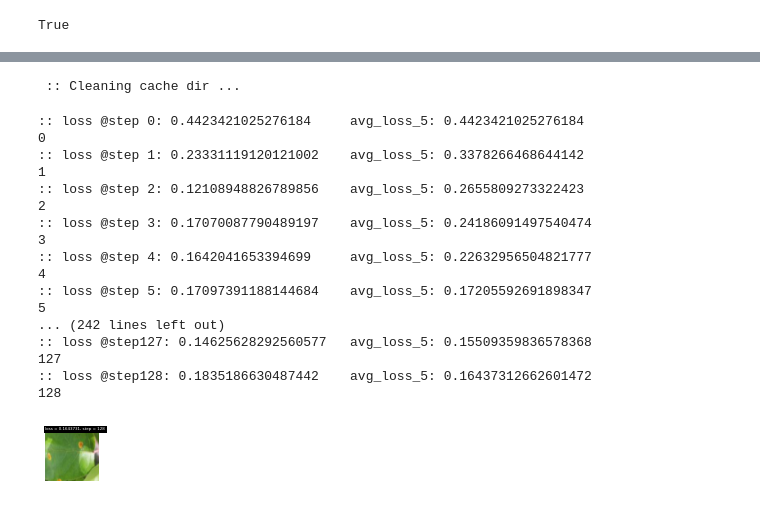
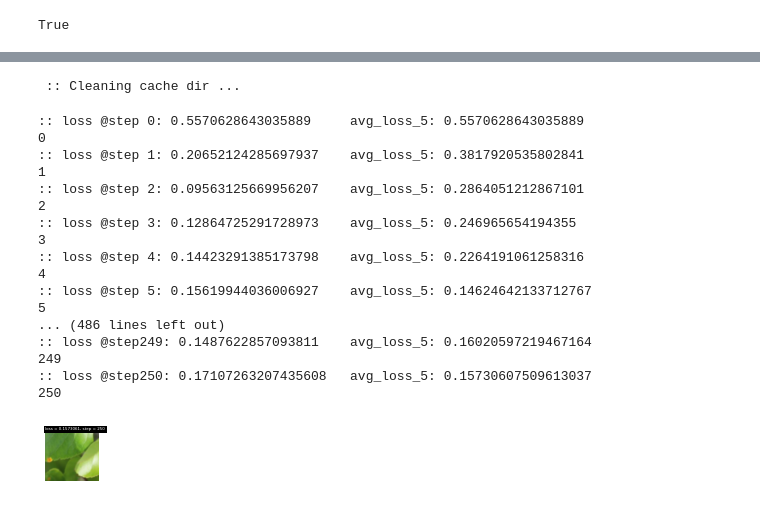
Before and after one commit to gabrielefantini/RA-CNN, a Jupyter notebook: RACNN.ipynb, the cells around one changed output, grey strips where cells are left out. Cells and saved outputs as stored; diff of their text form; code cells hidden in the pictures.

```diff
--- a/RACNN.ipynb
+++ b/RACNN.ipynb
@@ -46,8 +43,10 @@ True
 # %%
 # plant_loader.py
+import matplotlib.pyplot as plt
+import seaborn as sns
 
 class PlantDataset(Dataset):
-        def __init__(self, df, image_dir="/content/data/train_images/"):
+        def __init__(self, df, image_dir=f'data\\train_images\\'):
 
             std = 1. / 255.
             means = [109.97 / 255., 127.34 / 255., 123.88 / 255.]
@@ -103,12 +102,16 @@ class PlantDataset(Dataset):
 def get_plant_loader():
 
     #read data from csv
-    df_train = pd.read_csv(f'/content/data/train.csv')
-    #print(df_train.head())
+    df_train = pd.read_csv(f'data/train.csv')
 
     #label distribution
     train_count = df_train['labels'].value_counts()
-    #print(train_count)
+
+    #plot original distribution
+    #plt.figure(figsize=(20,12))
+    #labels = sns.barplot(df_train.labels.value_counts().index,df_train.labels.value_counts())
+    #for item in labels.get_xticklabels():
+    #    item.set_rotation(45)
 
     #split labels
     df_train['labels'] = df_train['labels'].apply(lambda string: string.split(' '))
@@ -118,12 +121,17 @@ def get_plant_loader():
     train_df_list = list(df_train['labels'])
     mlb = MultiLabelBinarizer()
     trainx = pd.DataFrame(mlb.fit_transform(train_df_list), columns=mlb.classes_, index=df_train.index)
-    #print(trainx.head(n=12))
+
+    #plot distribution after split
+    #labels = list(trainx.sum().keys())
+    #label_counts = trainx.sum().values.tolist()
+    #fig, ax = plt.subplots(1,1, figsize=(20,6))
+    #sns.barplot(x= labels, y= label_counts, ax=ax)
 
     #plot labels distribution
     #fig, ax = plt.subplots(figsize=(10,6))
     #trainx.sum().plot.bar(title='Target Class Distribution',width=0.2)
-    #fig.savefig('/content/plots/labels.png')
+    #fig.savefig('plots/labels.png')
 
     #concat label in binary form with image name
     train_data = pd.concat([df_train, trainx], axis=1).drop('labels', axis=1)
@@ -239,8 +247,8 @@ def run():
 
     data_set = get_plant_loader()
 
-    trainloader = DataLoader(data_set["train"], batch_size=32, shuffle=True, num_workers=4)
-    validationloader = DataLoader(data_set["validation"], batch_size=32, shuffle=False, num_workers=4)
+    trainloader = DataLoader(data_set["train"], batch_size=32, shuffle=True)
+    validationloader = DataLoader(data_set["validation"], batch_size=32, shuffle=False)
 
     losses = []
     validation_accuracies = []
@@ -285,4 +293,4 @@ if __name__ == "__main__":
     path = 'logs'
     if not os.path.exists(path):
         os.makedirs(path)
-    run()
+    #run()
@@ -642,8 +631,8 @@ def run(pretrained_backbone=None):
     optimizer = optim.SGD(params, lr=0.001, momentum=0.9)
 
     data_set = get_plant_loader()
-    trainloader = torch.utils.data.DataLoader(data_set["train"], batch_size=8, shuffle=True, num_workers=2)
-    validationloader = torch.utils.data.DataLoader(data_set["validation"], batch_size=16, shuffle=False, num_workers=2)
+    trainloader = torch.utils.data.DataLoader(data_set["train"], batch_size=4, shuffle=True)
+    validationloader = torch.utils.data.DataLoader(data_set["validation"], batch_size=8, shuffle=False)
     sample = random_sample(validationloader)
 
     net.mode("pretrain_apn")
@@ -665,52 +654,52 @@ def run(pretrained_backbone=None):
                 save_img(x1, path=f'build/.cache/step_{step}@2x.jpg', annotation=f'loss = {avg_loss:.7f}, step = {step}')
                 save_img(x2, path=f'build/.cache/step_{step}@4x.jpg', annotation=f'loss = {avg_loss:.7f}, step = {step}')
             print(step)
-            if step >= 128:  # 128 steps is enough for pretraining
+            if step >= 250:  # 128 steps is enough for pretraining
                 torch.save(net.state_dict(), f'build/racnn_pretrained.pt')
                 return
 
 
 def build_gif(pattern='@2x', gif_name='pretrain_apn_EfficientNet', cache_path='build/.cache'):
     # generate a gif, enjoy XD
     files = [x for x in os.listdir(cache_path) if pattern in x]
     files.sort(key=lambda x: int(x.split('@')[0].split('_')[-1]))
     gif_images = [imageio.imread(f'{cache_path}/{img_file}') for img_file in files]
     imageio.mimsave(f"build/{gif_name}{pattern}-{int(time.time())}.gif", gif_images, fps=8)
 
 
 def clean(path='build/.cache/'):
     print(' :: Cleaning cache dir ...')
     if os.path.exists(path):
         shutil.rmtree(path)
     os.makedirs(path)
 
 
 if __name__ == "__main__":
     os.environ["CUDA_VISIBLE_DEVICES"] = "0"
     clean()
     run(pretrained_backbone='build/efficientNet_b0_ImageNet.pt')
     build_gif(pattern='@2x', gif_name='pretrain_apn_EfficientNet')
     build_gif(pattern='@4x', gif_name='pretrain_apn_EfficientNet')
 # %% [output]
  :: Cleaning cache dir ...
-:: loss @step 0: 0.4423421025276184     avg_loss_5: 0.4423421025276184
+:: loss @step 0: 0.5570628643035889     avg_loss_5: 0.5570628643035889
 0
-:: loss @step 1: 0.23331119120121002    avg_loss_5: 0.3378266468644142
+:: loss @step 1: 0.20652124285697937    avg_loss_5: 0.3817920535802841
 1
-:: loss @step 2: 0.12108948826789856    avg_loss_5: 0.2655809273322423
+:: loss @step 2: 0.09563125669956207    avg_loss_5: 0.2864051212867101
 2
-:: loss @step 3: 0.17070087790489197    avg_loss_5: 0.24186091497540474
+:: loss @step 3: 0.12864725291728973    avg_loss_5: 0.246965654194355
 3
-:: loss @step 4: 0.1642041653394699     avg_loss_5: 0.22632956504821777
+:: loss @step 4: 0.14423291385173798    avg_loss_5: 0.2264191061258316
 4
-:: loss @step 5: 0.17097391188144684    avg_loss_5: 0.17205592691898347
+:: loss @step 5: 0.15619944036006927    avg_loss_5: 0.14624642133712767
 5
-... (242 lines left out)
-:: loss @step127: 0.14625628292560577   avg_loss_5: 0.15509359836578368
-127
-:: loss @step128: 0.1835186630487442    avg_loss_5: 0.16437312662601472
-128
+... (486 lines left out)
+:: loss @step249: 0.1487622857093811    avg_loss_5: 0.16020597219467164
+249
+:: loss @step250: 0.17107263207435608   avg_loss_5: 0.15730607509613037
+250
-[figure, old version]
+[figure, new version]
 # %%
 # forge.py
 
```
Also changed, not shown: parts of 8 cells of this notebook.
